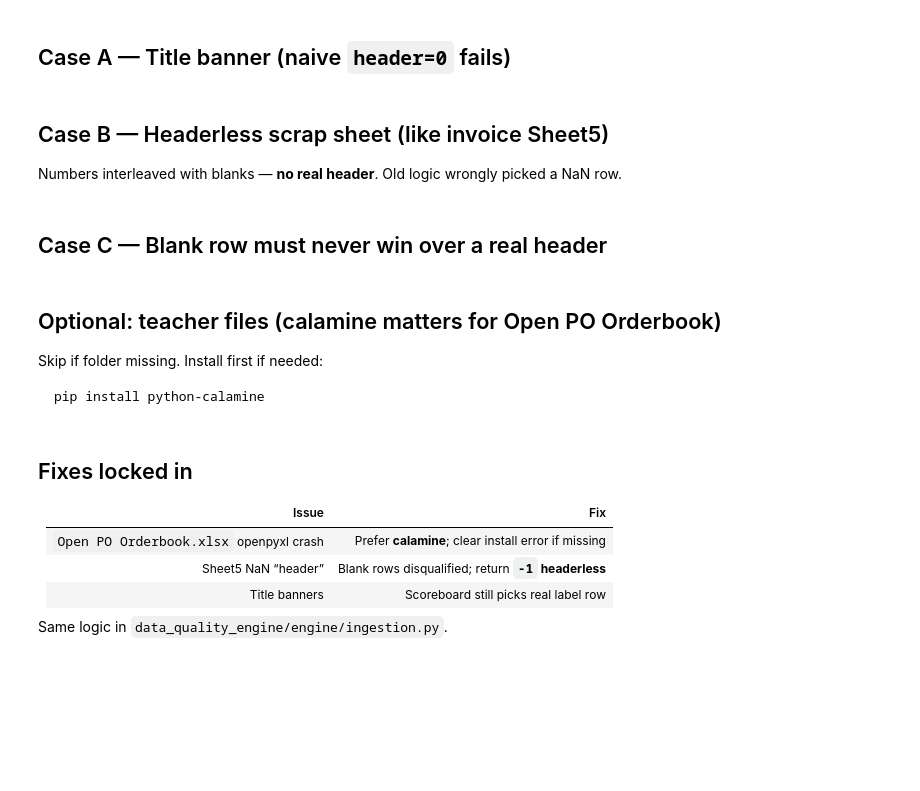
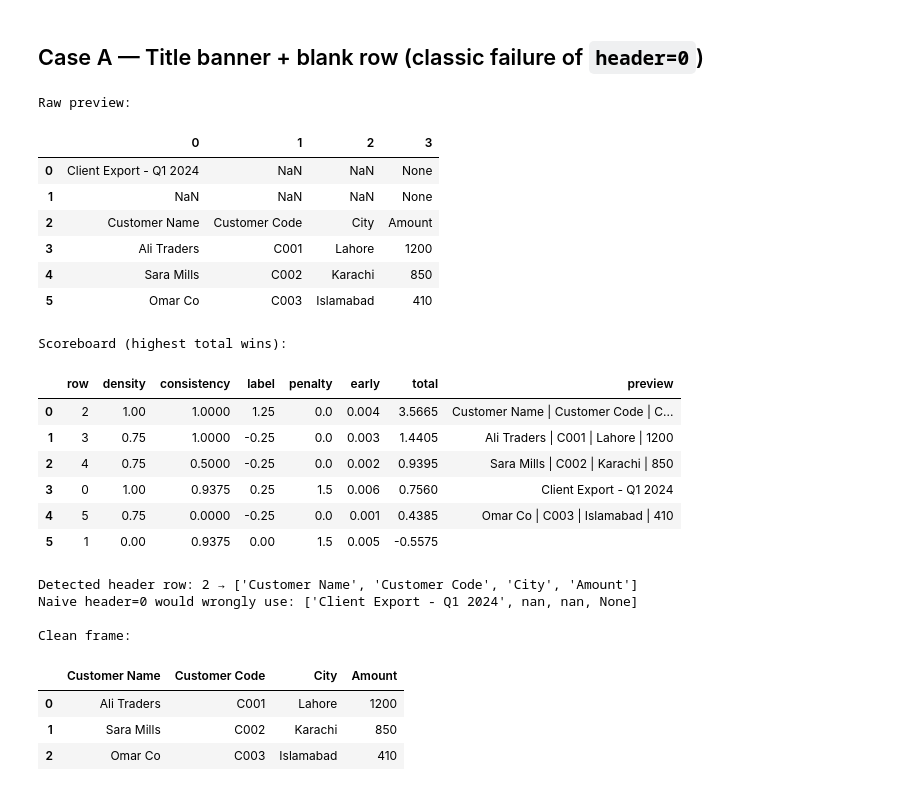
Before and after one commit to Ayesha257/data-quality-engine, a Jupyter notebook: notebooks/01_task1_header_detection.ipynb, the cells around one changed output. Drawn from its saved outputs; the diff is of its cells as text; code cells hidden in the pictures; blank space fills up the shorter version.

Commit message:
Fix Phase 1 pipeline integration and improve data quality engine

````diff
--- a/notebooks/01_task1_header_detection.ipynb
+++ b/notebooks/01_task1_header_detection.ipynb
@@ -234,18 +212,50 @@ if not calamine_installed():
 # %% [markdown]
-## Case A — Title banner (naive `header=0` fails)
+## Case A — Title banner + blank row (classic failure of `header=0`)
 # %%
 raw_a = pd.DataFrame([
     ["Client Export - Q1 2024", None, None, None],
     [None, None, None, None],
     ["Customer Name", "Customer Code", "City", "Amount"],
     ["Ali Traders", "C001", "Lahore", 1200],
     ["Sara Mills", "C002", "Karachi", 850],
+    ["Omar Co", "C003", "Islamabad", 410],
 ])
+print("Raw preview:")
 display(raw_a)
-display(explain_detection(raw_a))
+
+print("\nScoreboard (highest total wins):")
+board = explain_detection(raw_a)
+display(board)
+
 h = detect_header_row(raw_a)
-print("detected:", h, "values:", None if h < 0 else raw_a.iloc[h].tolist())
-display(load_with_confirmed_header(raw_a, h))
+print(f"Detected header row: {h} → {raw_a.iloc[h].tolist()}")
+print(f"Naive header=0 would wrongly use: {raw_a.iloc[0].tolist()}")
+
+df_a = load_with_confirmed_header(raw_a, h, merge_parent=False)
+print("\nClean frame:")
+display(df_a)
+# %% [output]
+Raw preview:
+|  | 0 | 1 | 2 | 3 |
+| 0 | Client Export - Q1 2024 | NaN | NaN | None |
+| 1 | NaN | NaN | NaN | None |
+| 2 | Customer Name | Customer Code | City | Amount |
+| 3 | Ali Traders | C001 | Lahore | 1200 |
+| 4 | Sara Mills | C002 | Karachi | 850 |
+| 5 | Omar Co | C003 | Islamabad | 410 |
+Scoreboard (highest total wins):
+|  | row | density | consistency | label | penalty | early | total | preview |
+| 0 | 2 | 1.00 | 1.0000 | 1.25 | 0.0 | 0.004 | 3.5665 | Customer Name | Customer Code | C... |
+| 1 | 3 | 0.75 | 1.0000 | -0.25 | 0.0 | 0.003 | 1.4405 | Ali Traders | C001 | Lahore | 1200 |
+| 2 | 4 | 0.75 | 0.5000 | -0.25 | 0.0 | 0.002 | 0.9395 | Sara Mills | C002 | Karachi | 850 |
+| 3 | 0 | 1.00 | 0.9375 | 0.25 | 1.5 | 0.006 | 0.7560 | Client Export - Q1 2024 |
+| 4 | 5 | 0.75 | 0.0000 | -0.25 | 0.0 | 0.001 | 0.4385 | Omar Co | C003 | Islamabad | 410 |
+| 5 | 1 | 0.00 | 0.9375 | 0.00 | 1.5 | 0.005 | -0.5575 |  |
+Detected header row: 2 → ['Customer Name', 'Customer Code', 'City', 'Amount']
+Naive header=0 would wrongly use: ['Client Export - Q1 2024', nan, nan, None]
+
+Clean frame:
+|  | Customer Name | Customer Code | City | Amount |
+| 0 | Ali Traders | C001 | Lahore | 1200 |
+| 1 | Sara Mills | C002 | Karachi | 850 |
+| 2 | Omar Co | C003 | Islamabad | 410 |
-# %% [markdown]
-## Case B — Headerless scrap sheet (like invoice Sheet5)
-Numbers interleaved with blanks — **no real header**. Old logic wrongly picked a NaN row.
@@ -262,2 +261,0 @@ display(df_scrap)
-# %% [markdown]
-## Case C — Blank row must never win over a real header
@@ -273,6 +261,0 @@ assert h == 1, "blank row must not be chosen"
-# %% [markdown]
-## Optional: teacher files (calamine matters for Open PO Orderbook)
-Skip if folder missing. Install first if needed:
-```
-pip install python-calamine
-```
@@ -302,10 +261,0 @@ for fname in ["Customer List.xls", "Open PO Orderbook.xlsx"]:
-# %% [markdown]
-## Fixes locked in
-
-| Issue | Fix |
-|---|---|
-| `Open PO Orderbook.xlsx` openpyxl crash | Prefer **calamine**; clear install error if missing |
-| Sheet5 NaN “header” | Blank rows disqualified; return **`-1` headerless** |
-| Title banners | Scoreboard still picks real label row |
-
-Same logic in `data_quality_engine/engine/ingestion.py`.
````
Also changed, not shown: parts of 13 cells of this notebook, 11 other files.
